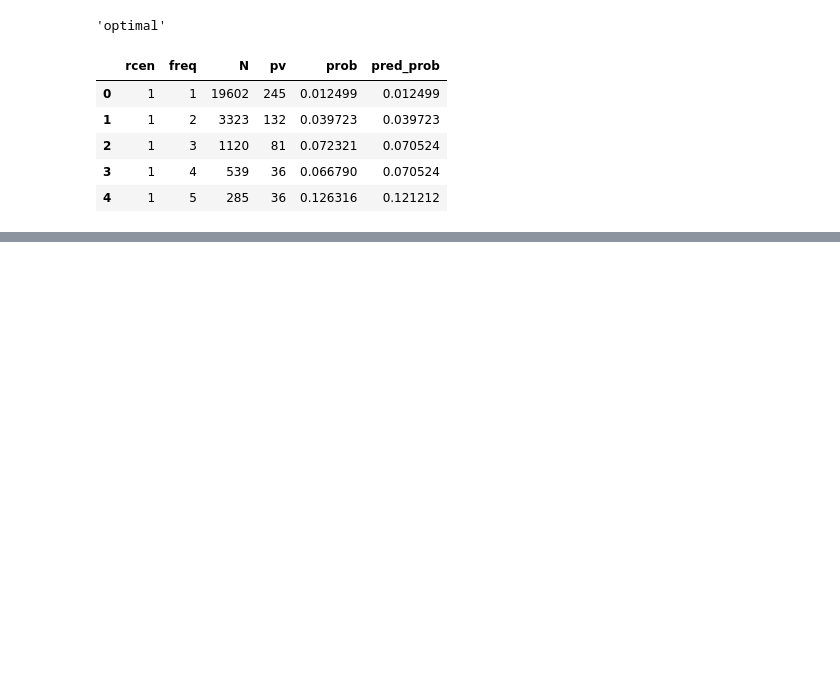
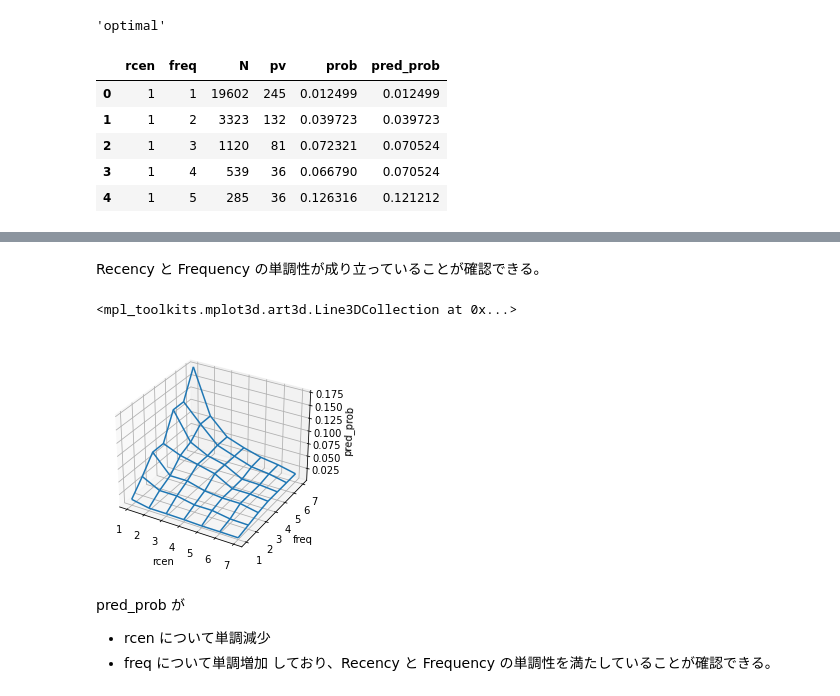
Before and after one commit to 1024xx4/py_mathematical_optimization, a Jupyter notebook: 7_recommendation/recommendation.ipynb, the cells around one changed output, grey strips where cells are left out. Saved outputs shown, nothing was run; the diff lists cells and outputs as text; code cells hidden in the pictures; blank space fills up the shorter version.

```diff
--- a/7_recommendation/recommendation.ipynb
+++ b/7_recommendation/recommendation.ipynb
@@ -591,0 +614,25 @@ rf_df.head()
+# %% [markdown]
+Recency と Frequency の単調性が成り立っていることが確認できる。
+# %%
+# rcen と freq に対する pred_prob の 3D Graph を描画
+Freq = rf_df.freq.unique().tolist()
+Rcen = rf_df.rcen.unique().tolist()
+Z = [rf_df[(rf_df['freq'] == freq) & (rf_df['rcen'] == rcen)]['pred_prob'].iloc[0] for freq in Freq for rcen in Rcen]
+Z = np.array(Z).reshape((len(Freq), len(Rcen)))
+X, Y = np.meshgrid(Rcen, Freq)
+fig = plt.figure()
+ax = fig.add_subplot(111,
+                     projection='3d',
+                     xlabel='rcen',
+                     ylabel='freq',
+                     zlabel='pred_prob'
+                     )
+ax.plot_wireframe(X, Y, Z)
+# %% [output]
+<mpl_toolkits.mplot3d.art3d.Line3DCollection at 0x...>
+[figure, added]
+# %% [markdown]
+pred_prob が
+- rcen について単調減少
+- freq について単調増加
+しており、Recency と Frequency の単調性を満たしていることが確認できる。
```
Also changed, not shown: parts of 3 cells of this notebook.
